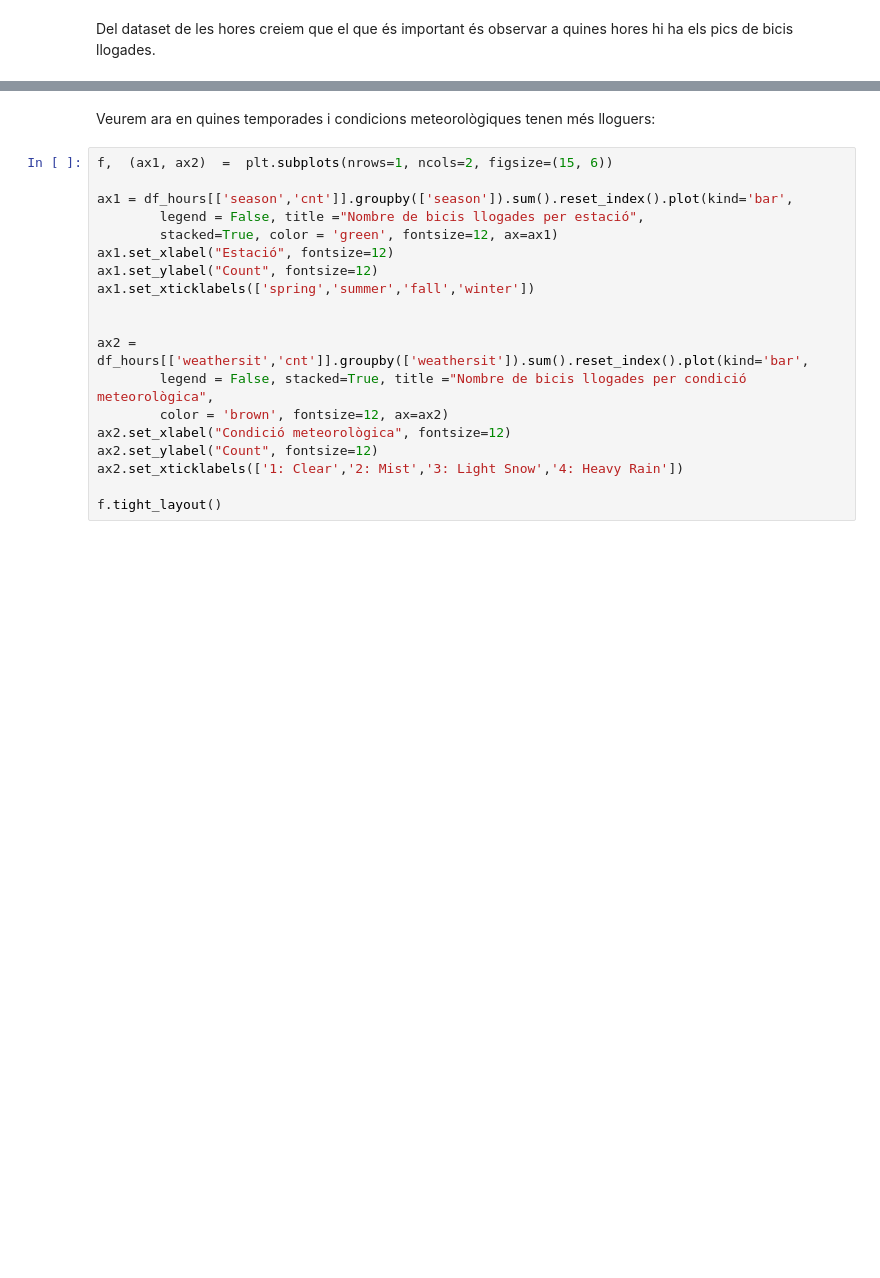
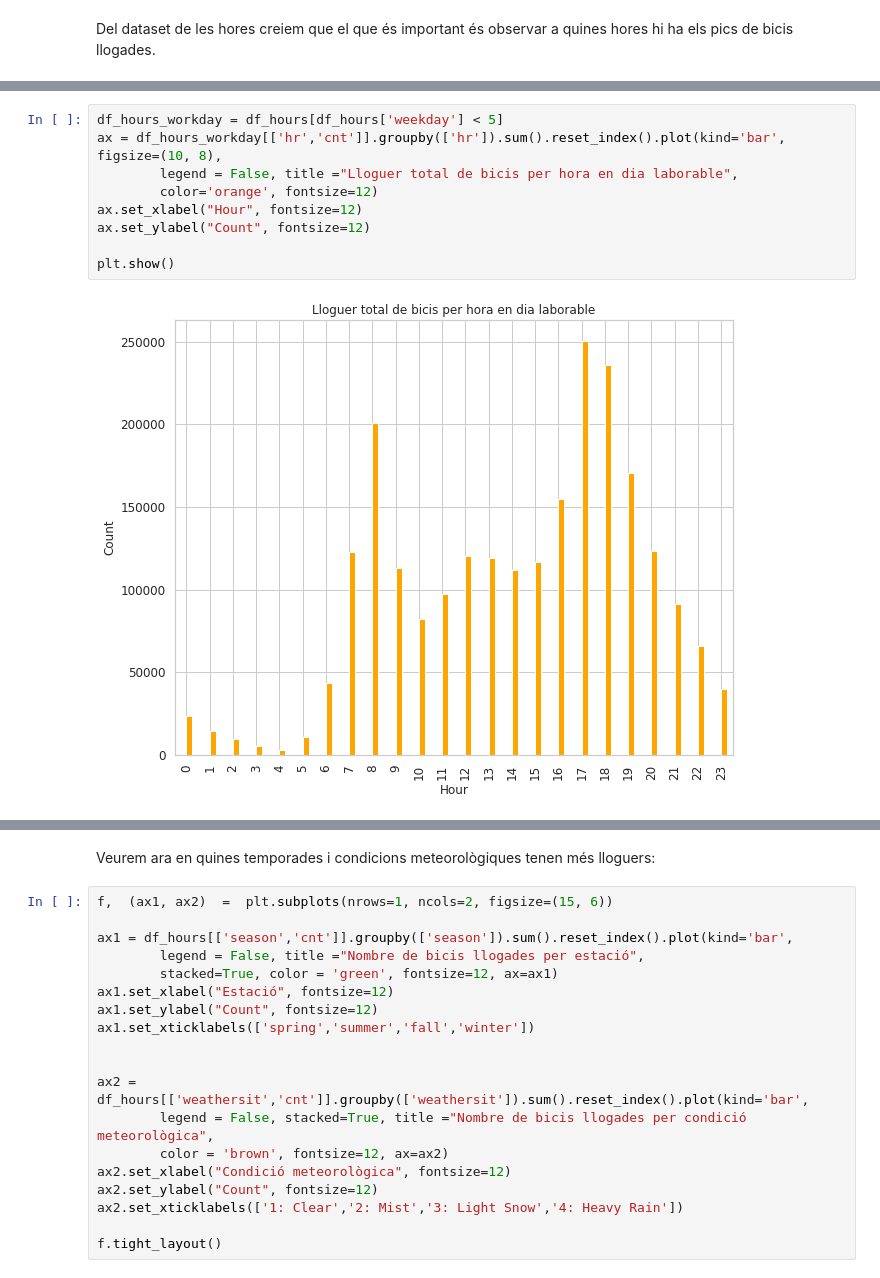
Before and after one commit to Roger-Montane/APC-P1-Regressio, a Jupyter notebook: practica1.ipynb, the cells around one changed output, grey strips where cells are left out. Saved outputs shown, nothing was run; the diff lists cells and outputs as text; blank space fills up the shorter version.

```diff
--- a/practica1.ipynb
+++ b/practica1.ipynb
@@ -189,0 +182,11 @@ plt.show()
+# %%
+df_hours_workday = df_hours[df_hours['weekday'] < 5]
+ax = df_hours_workday[['hr','cnt']].groupby(['hr']).sum().reset_index().plot(kind='bar', figsize=(10, 8),
+        legend = False, title ="Lloguer total de bicis per hora en dia laborable",
+        color='orange', fontsize=12)
+ax.set_xlabel("Hour", fontsize=12)
+ax.set_ylabel("Count", fontsize=12)
+
+plt.show()
+# %% [output]
+[figure, added]
```
Also changed, not shown: parts of 64 cells of this notebook.
